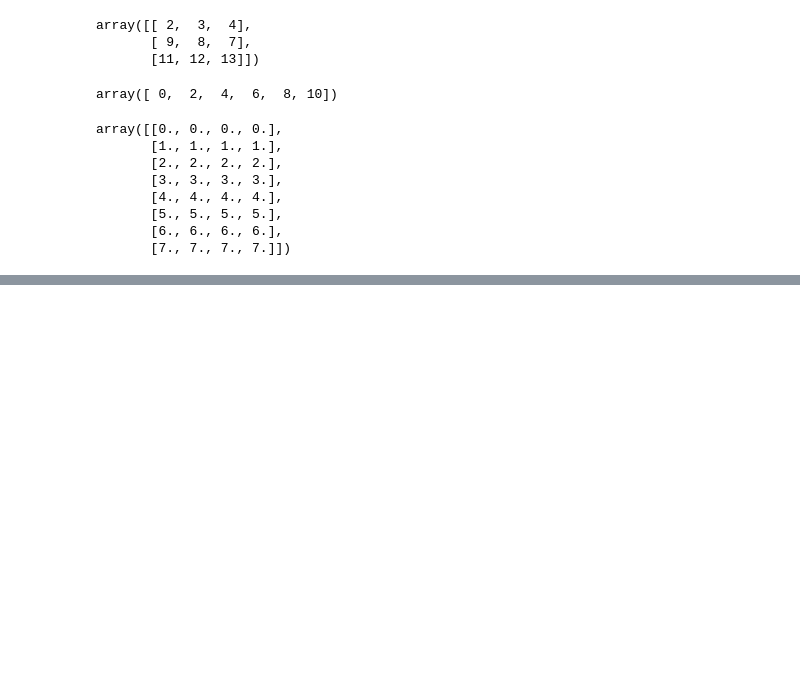
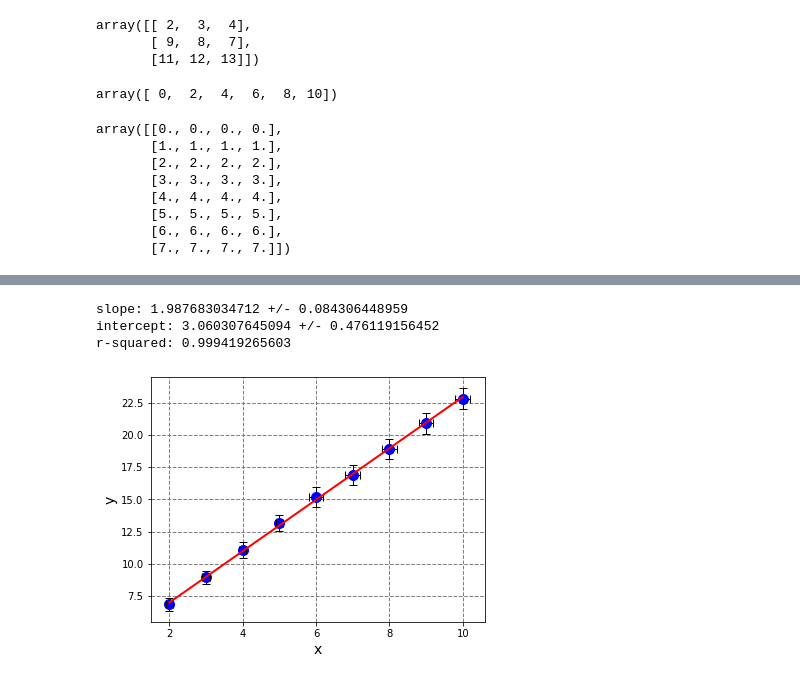
Before and after one commit to brian3073456/20200319, a Jupyter notebook: 20200326.ipynb, the cells around one changed output, grey strips where cells are left out. Drawn from its saved outputs; the diff is of its cells as text; code cells hidden in the pictures; blank space fills up the shorter version.

```diff
--- a/20200326.ipynb
+++ b/20200326.ipynb
@@ -151,0 +244,39 @@ array([[0., 0., 0., 0.],
+# %%
+import numpy as np
+from scipy.optimize import curve_fit
+import matplotlib.pyplot as plt
+
+
+x, errx, y, erry = np.genfromtxt('data1.txt', dtype=float, unpack=True, skip_header=1, usecols=(1, 2, 3, 4))
+
+
+popt, pcov = curve_fit(lambda x, a, b: a*x+b, x, y, sigma=erry, absolute_sigma=True)
+
+print("slope: %.12f +/- %.12f" % (popt[0], np.sqrt(pcov[0, 0])))
+print("intercept: %.12f +/- %.12f" % (popt[1], np.sqrt(pcov[1, 1])))
+
+
+cor = np.corrcoef(x, y)[0, 1]
+print("r-squared: %.12f" % cor**2)
+
+
+plt.figure(figsize=(6, 4.5), dpi=72)
+plt.xlabel('x', fontsize=14)
+plt.ylabel('y', fontsize=14)
+plt.grid(color='grey', linestyle='--', linewidth=1)
+plt.plot(x, y, color='blue', marker='o', markersize=10, linestyle='')
+
+plt.errorbar(x, y, xerr=errx, yerr=erry, color='black', fmt='o', capsize=4, markersize=0, linewidth=1)
+
+line = popt[0]*x + popt[1]
+plt.plot(x, line, color='red', marker='', linestyle='-', linewidth=2)
+
+
+plt.savefig('genfromtxt.svg')
+plt.savefig('genfromtxt.png')
+plt.show()
+# %% [output]
+slope: 1.987683034712 +/- 0.084306448959
+intercept: 3.060307645094 +/- 0.476119156452
+r-squared: 0.999419265603
+[figure, added]
```
Also changed, not shown: parts of 8 cells of this notebook.
